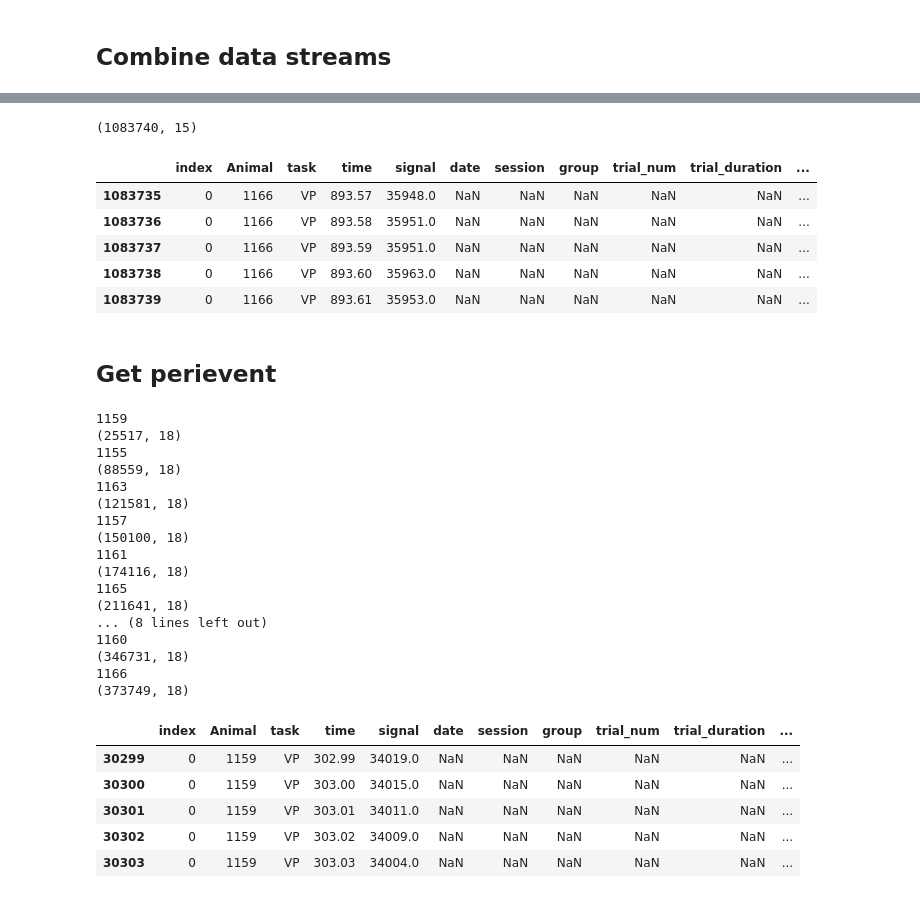
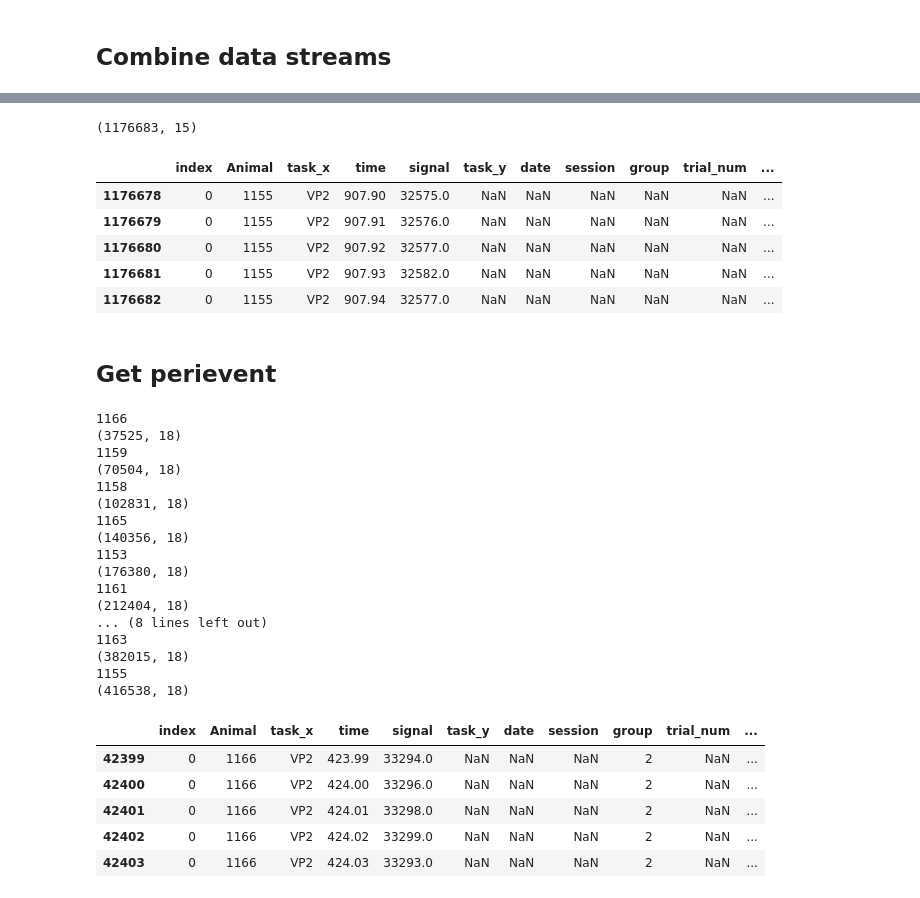
Before and after one commit to grace3999/wireless_fiber_photometry, a Jupyter notebook: FP_VP.ipynb, the cells around one changed output, grey strips where cells are left out. Cells and saved outputs as stored; diff of their text form; code cells hidden in the pictures.

```diff
--- a/FP_VP.ipynb
+++ b/FP_VP.ipynb
@@ -305,8 +308,9 @@ data_final.head()
 # %%
 data_final_long = pd.melt(data_final, id_vars=['task', 'date', 'session', 'Animal', 'group', 'trial_num', 'trial_duration',
-                            'HE_count', 'HE_latency_1st', 'pellet_count', 'Spikey'],
+                            'HE_count', 'HE_latency_1st', 'pellet_count'],
         value_vars=['trial_start', 'first_pellet', 'first_HE',],
         var_name='event', value_name='time')
 
 print(data_final_long.shape)
+data_final_long.head(1)
 # %% [output]
@@ -335,7 +329,7 @@ Name: trial_start, dtype: float64
 # %%
 #create list of dir paths
 
-orig_path = '/Users/abbieschindler/Documents/Schindler_Lab/Data/FP/210205'
+orig_path = '/Users/abbieschindler/Documents/Schindler_Lab/Data/FP/210212'
 
 dir_path_list = os.listdir(orig_path)
 
@@ -415,15 +452,15 @@ for path in data_dir_paths:
 # %%
-data_comb = FP_df.merge(data_final_long, on=['Animal', 'time', 'task'], how='left')
+data_comb = FP_df.merge(data_final_long, on=['Animal', 'time'], how='left')
 print(data_comb.shape)
 data_comb.tail()
 # %% [output]
-(1083740, 15)
+(1176683, 15)
-|  | index | Animal | task | time | signal | date | session | group | trial_num | trial_duration | ... |
-| 1083735 | 0 | 1166 | VP | 893.57 | 35948.0 | NaN | NaN | NaN | NaN | NaN | ... |
-| 1083736 | 0 | 1166 | VP | 893.58 | 35951.0 | NaN | NaN | NaN | NaN | NaN | ... |
-| 1083737 | 0 | 1166 | VP | 893.59 | 35951.0 | NaN | NaN | NaN | NaN | NaN | ... |
-| 1083738 | 0 | 1166 | VP | 893.60 | 35963.0 | NaN | NaN | NaN | NaN | NaN | ... |
-| 1083739 | 0 | 1166 | VP | 893.61 | 35953.0 | NaN | NaN | NaN | NaN | NaN | ... |
+|  | index | Animal | task_x | time | signal | task_y | date | session | group | trial_num | ... |
+| 1176678 | 0 | 1155 | VP2 | 907.90 | 32575.0 | NaN | NaN | NaN | NaN | NaN | ... |
+| 1176679 | 0 | 1155 | VP2 | 907.91 | 32576.0 | NaN | NaN | NaN | NaN | NaN | ... |
+| 1176680 | 0 | 1155 | VP2 | 907.92 | 32577.0 | NaN | NaN | NaN | NaN | NaN | ... |
+| 1176681 | 0 | 1155 | VP2 | 907.93 | 32582.0 | NaN | NaN | NaN | NaN | NaN | ... |
+| 1176682 | 0 | 1155 | VP2 | 907.94 | 32577.0 | NaN | NaN | NaN | NaN | NaN | ... |
 # %% [markdown]
 ## Get perievent
 # %%
@@ -459,6 +496,7 @@ def robustz_df(df, event):
     for time in times:
         data_int = peri_event(df, time, 15, 5)
         data_int['pellet'] = int(df[df['time'] == time]['pellet_count'])
+        data_int['group'] = int(df[df['time'] == time]['group'])
 
         if data_final_int.shape[0] == 0:
             data_final_int = data_int
@@ -469,40 +507,40 @@ def robustz_df(df, event):
 # %%
 perievent_df = pd.DataFrame()
 
 for animal in data_comb['Animal'].unique():
     print(animal)
     df_int = data_comb[data_comb['Animal'] == animal]
-    data_final_int = robustz_df(df_int, 'first_HE')
+    data_final_int = robustz_df(df_int, 'first_pellet')
 
     if perievent_df.shape[0] == 0:
         perievent_df = data_final_int
     else:
         perievent_df = pd.concat([perievent_df, data_final_int], axis=0)
 
     print(perievent_df.shape)
 
 perievent_df.head()
 # %% [output]
+1166
+(37525, 18)
 1159
-(25517, 18)
+(70504, 18)
+1158
+(102831, 18)
+1165
+(140356, 18)
+1153
+(176380, 18)
+1161
+(212404, 18)
+... (8 lines left out)
+1163
+(382015, 18)
 1155
-(88559, 18)
-1163
-(121581, 18)
-1157
-(150100, 18)
-1161
-(174116, 18)
-1165
-(211641, 18)
-... (8 lines left out)
-1160
-(346731, 18)
-1166
-(373749, 18)
+(416538, 18)
-|  | index | Animal | task | time | signal | date | session | group | trial_num | trial_duration | ... |
-| 30299 | 0 | 1159 | VP | 302.99 | 34019.0 | NaN | NaN | NaN | NaN | NaN | ... |
-| 30300 | 0 | 1159 | VP | 303.00 | 34015.0 | NaN | NaN | NaN | NaN | NaN | ... |
-| 30301 | 0 | 1159 | VP | 303.01 | 34011.0 | NaN | NaN | NaN | NaN | NaN | ... |
-| 30302 | 0 | 1159 | VP | 303.02 | 34009.0 | NaN | NaN | NaN | NaN | NaN | ... |
-| 30303 | 0 | 1159 | VP | 303.03 | 34004.0 | NaN | NaN | NaN | NaN | NaN | ... |
+|  | index | Animal | task_x | time | signal | task_y | date | session | group | trial_num | ... |
+| 42399 | 0 | 1166 | VP2 | 423.99 | 33294.0 | NaN | NaN | NaN | 2 | NaN | ... |
+| 42400 | 0 | 1166 | VP2 | 424.00 | 33296.0 | NaN | NaN | NaN | 2 | NaN | ... |
+| 42401 | 0 | 1166 | VP2 | 424.01 | 33298.0 | NaN | NaN | NaN | 2 | NaN | ... |
+| 42402 | 0 | 1166 | VP2 | 424.02 | 33299.0 | NaN | NaN | NaN | 2 | NaN | ... |
+| 42403 | 0 | 1166 | VP2 | 424.03 | 33293.0 | NaN | NaN | NaN | 2 | NaN | ... |
```
Also changed, not shown: parts of 16 cells of this notebook, 2 other files.
